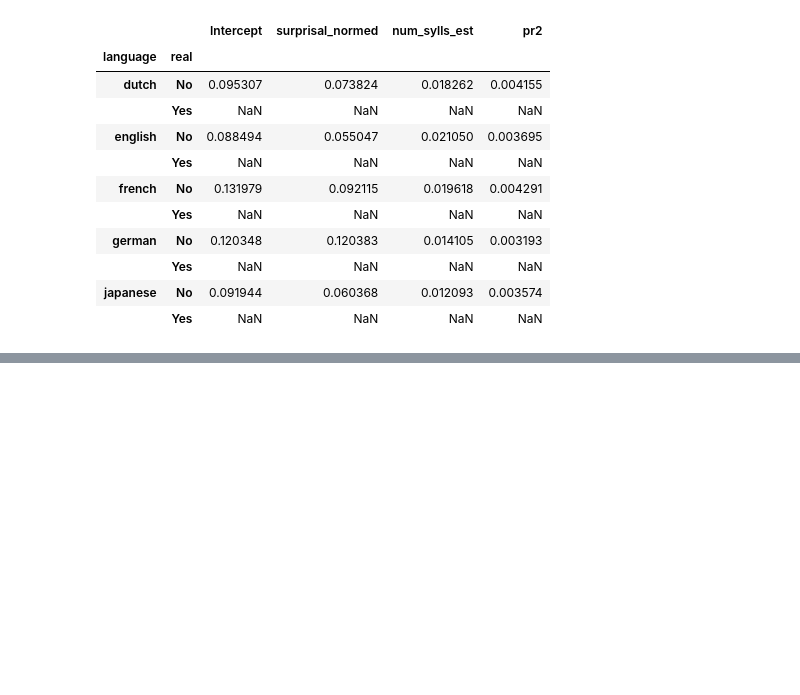
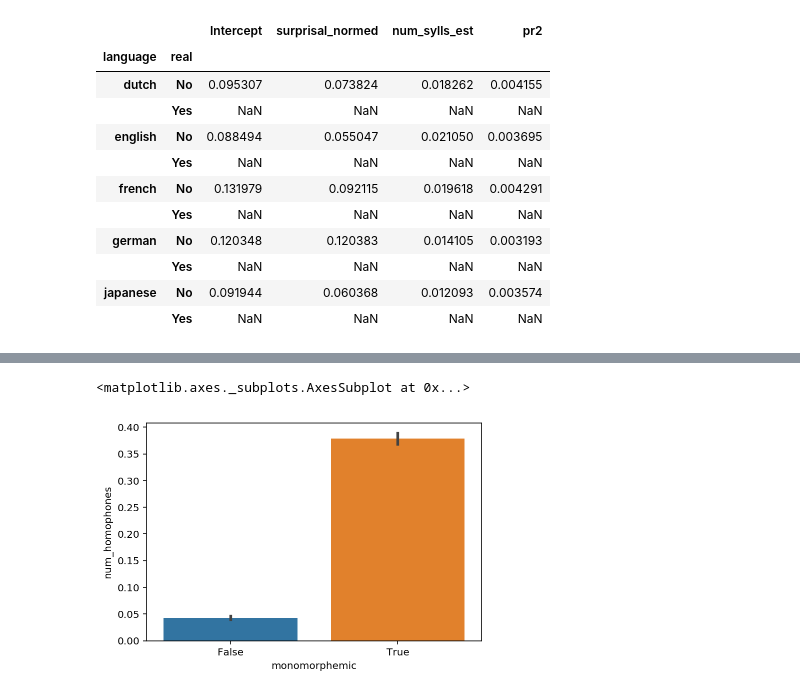
Before and after one commit to seantrott/homophone_simulations, a Jupyter notebook: Homophony in real and artificial lexica.ipynb, the cells around one changed output, grey strips where cells are left out. Saved outputs shown, nothing was run; the diff lists cells and outputs as text; code cells hidden in the pictures; blank space fills up the shorter version.

```diff
--- a/Homophony in real and artificial lexica.ipynb
+++ b/Homophony in real and artificial lexica.ipynb
@@ -1305,0 +1342,3 @@ df_all_model1.groupby(["language", "real"]).std()
+# %%
+df_og, df_processed, df_artificials = load_lexicons_for_language('english', phon_column='PhonDISC',
+                                                                 word_column='Word', n=5)
@@ -1305,0 +1353,2 @@ df_all_model1.groupby(["language", "real"]).std()
+# %%
+df_processed['monomorphemic'] = df_processed['CompCnt'] <= 1
@@ -1305,0 +1363,9 @@ df_all_model1.groupby(["language", "real"]).std()
+# %%
+sns.barplot(data = df_processed,
+           x = "monomorphemic",
+           y = "num_homophones")
+
+# plt.ylim(0, 1)#
+# %% [output]
+<matplotlib.axes._subplots.AxesSubplot at 0x...>
+[figure, added]
```
Also changed, not shown: parts of 74 cells of this notebook, 2 other files.
